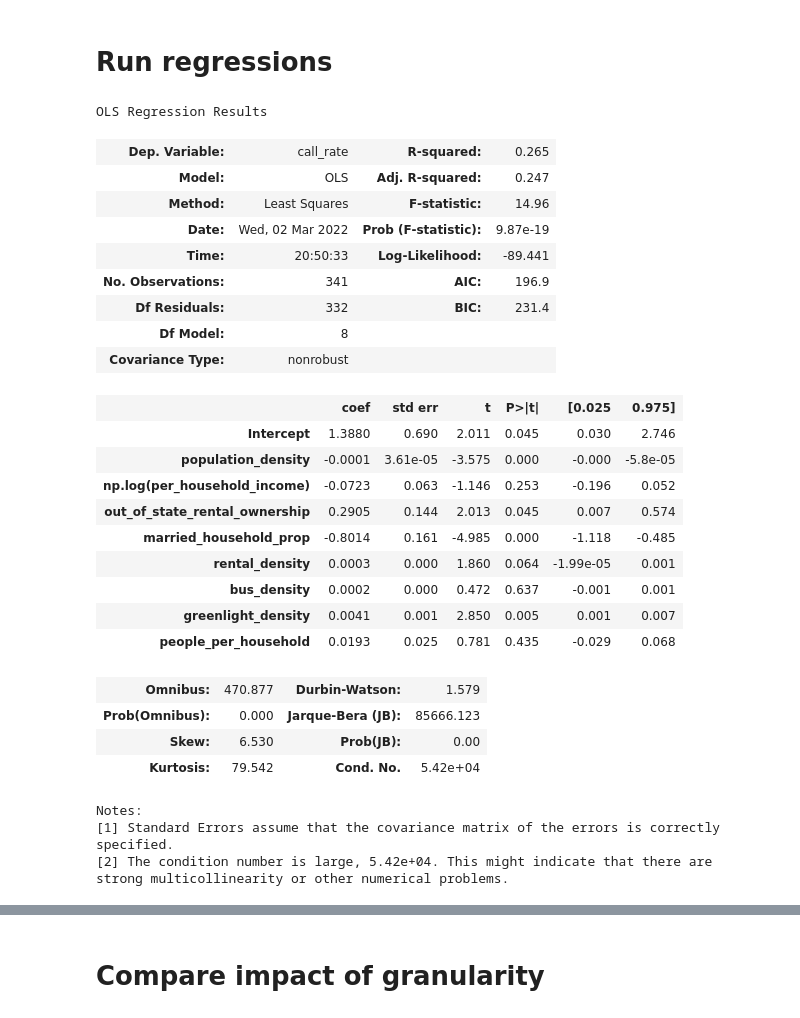
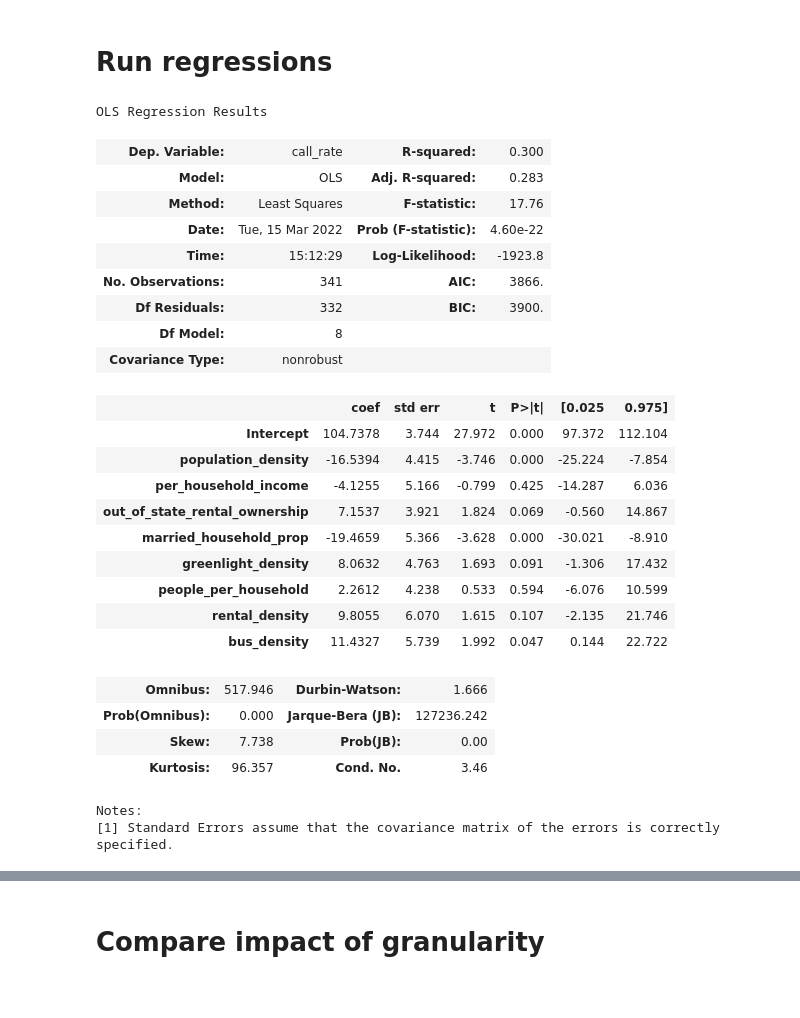
Before and after one commit to ahakso/detroit, a Jupyter notebook: shame_correlations.ipynb, the cells around one changed output, grey strips where cells are left out. Drawn from its saved outputs; the diff is of its cells as text; code cells hidden in the pictures.

```diff
--- a/shame_correlations.ipynb
+++ b/shame_correlations.ipynb
@@ -67,17 +70,28 @@ feat_df = concatenate_features(feature_objects,'tract')
 # Transform
 # %%
 from munge_features import transform_1
-df = transform_1(feat_df)
+from constants import COLNAME_MAP
+from sklearn.preprocessing import StandardScaler
+df, df0 = transform_1(feat_df)
+
+# df = pd.DataFrame(StandardScaler().fit_transform(df),index=df.index,columns=df.columns)
+
+# fig, ax = plt.subplots(1,1,figsize=(20,20))
+# df.hist(ax=ax,bins=20)
 # %%
 formula_bones = "call_rate ~ " + '\n+ '.join([x for x in df.columns if ('call_rate' not in x)])
-formula = formula_bones.replace('per_household_income','np.log(per_household_income)')
+formula = formula_bones#.replace('per_household_income','np.log(per_household_income)')
 y, X = dmatrices(
     formula_like=formula,
     data=df,
     return_type="dataframe",
 )
-D = dmatrix(
-    formula_like=formula.replace('~','+'),
-    data=df,
-    return_type="dataframe",
-)
+# convert to events per 1000 people per year
+y = y/4.5*1000
+# D = dmatrix(
+#     formula_like=formula.replace('~','+'),
+#     data=df,
+#     return_type="dataframe",
+# )
+
+# r2 = (D.corr()**2).call_rate.sort_values()
@@ -104,40 +98,36 @@ r2 = (D.corr()**2).call_rate.sort_values()
 # %% [markdown]
 # Run regressions
 # %%
-y, X = dmatrices(
-    formula_like=formula,
-    data=df,
-    return_type="dataframe",
-)
-mdl = sm.OLS(endog=y,exog=X)
+XX = patsy.standardize(X).assign(Intercept=1).astype(float)
+mdl = sm.OLS(endog=y,exog=XX)
 res = mdl.fit()
 res.summary()
+
+# res.params
 # %% [output]
 OLS Regression Results
-| Dep. Variable: | call_rate | R-squared: | 0.265 |
-| Model: | OLS | Adj. R-squared: | 0.247 |
-| Method: | Least Squares | F-statistic: | 14.96 |
-| Date: | Wed, 02 Mar 2022 | Prob (F-statistic): | 9.87e-19 |
-| Time: | 20:50:33 | Log-Likelihood: | -89.441 |
-| No. Observations: | 341 | AIC: | 196.9 |
-| Df Residuals: | 332 | BIC: | 231.4 |
+| Dep. Variable: | call_rate | R-squared: | 0.300 |
+| Model: | OLS | Adj. R-squared: | 0.283 |
+| Method: | Least Squares | F-statistic: | 17.76 |
+| Date: | Tue, 15 Mar 2022 | Prob (F-statistic): | 4.60e-22 |
+| Time: | 15:12:29 | Log-Likelihood: | -1923.8 |
+| No. Observations: | 341 | AIC: | 3866. |
+| Df Residuals: | 332 | BIC: | 3900. |
 | Df Model: | 8 |  |  |
 | Covariance Type: | nonrobust |  |  |
 |  | coef | std err | t | P>|t| | [0.025 | 0.975] |
-| Intercept | 1.3880 | 0.690 | 2.011 | 0.045 | 0.030 | 2.746 |
-| population_density | -0.0001 | 3.61e-05 | -3.575 | 0.000 | -0.000 | -5.8e-05 |
-| np.log(per_household_income) | -0.0723 | 0.063 | -1.146 | 0.253 | -0.196 | 0.052 |
-| out_of_state_rental_ownership | 0.2905 | 0.144 | 2.013 | 0.045 | 0.007 | 0.574 |
-| married_household_prop | -0.8014 | 0.161 | -4.985 | 0.000 | -1.118 | -0.485 |
-| rental_density | 0.0003 | 0.000 | 1.860 | 0.064 | -1.99e-05 | 0.001 |
-| bus_density | 0.0002 | 0.000 | 0.472 | 0.637 | -0.001 | 0.001 |
-| greenlight_density | 0.0041 | 0.001 | 2.850 | 0.005 | 0.001 | 0.007 |
-| people_per_household | 0.0193 | 0.025 | 0.781 | 0.435 | -0.029 | 0.068 |
+| Intercept | 104.7378 | 3.744 | 27.972 | 0.000 | 97.372 | 112.104 |
+| population_density | -16.5394 | 4.415 | -3.746 | 0.000 | -25.224 | -7.854 |
+| per_household_income | -4.1255 | 5.166 | -0.799 | 0.425 | -14.287 | 6.036 |
+| out_of_state_rental_ownership | 7.1537 | 3.921 | 1.824 | 0.069 | -0.560 | 14.867 |
+| married_household_prop | -19.4659 | 5.366 | -3.628 | 0.000 | -30.021 | -8.910 |
+| greenlight_density | 8.0632 | 4.763 | 1.693 | 0.091 | -1.306 | 17.432 |
+| people_per_household | 2.2612 | 4.238 | 0.533 | 0.594 | -6.076 | 10.599 |
+| rental_density | 9.8055 | 6.070 | 1.615 | 0.107 | -2.135 | 21.746 |
+| bus_density | 11.4327 | 5.739 | 1.992 | 0.047 | 0.144 | 22.722 |
-| Omnibus: | 470.877 | Durbin-Watson: | 1.579 |
-| Prob(Omnibus): | 0.000 | Jarque-Bera (JB): | 85666.123 |
-| Skew: | 6.530 | Prob(JB): | 0.00 |
-| Kurtosis: | 79.542 | Cond. No. | 5.42e+04 |
+| Omnibus: | 517.946 | Durbin-Watson: | 1.666 |
+| Prob(Omnibus): | 0.000 | Jarque-Bera (JB): | 127236.242 |
+| Skew: | 7.738 | Prob(JB): | 0.00 |
+| Kurtosis: | 96.357 | Cond. No. | 3.46 |
 Notes:
 [1] Standard Errors assume that the covariance matrix of the errors is correctly specified.
-[2] The condition number is large, 5.42e+04. This might indicate that there are
-strong multicollinearity or other numerical problems.
```
Also changed, not shown: parts of 36 cells of this notebook.
